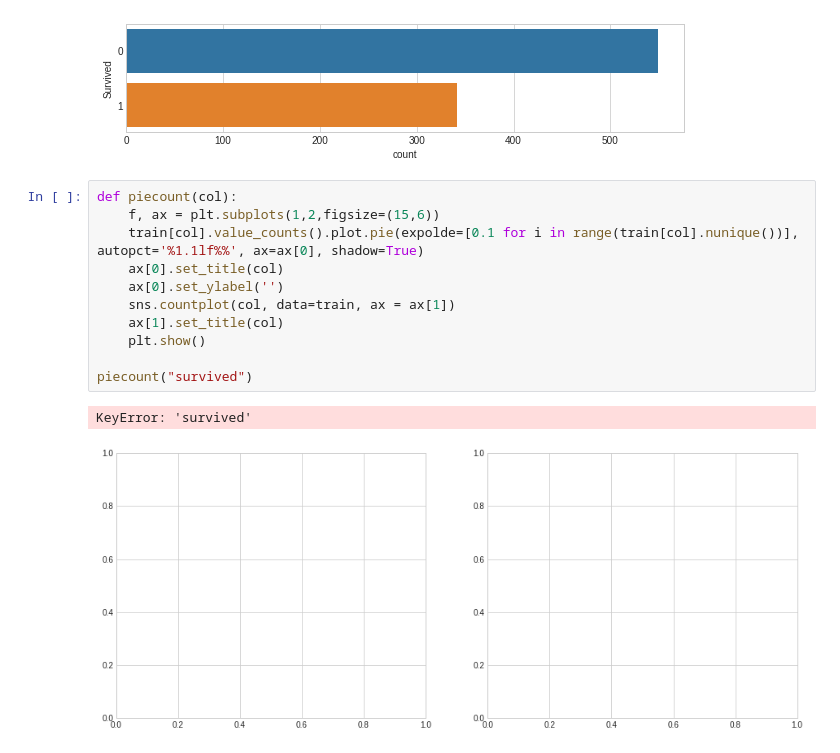
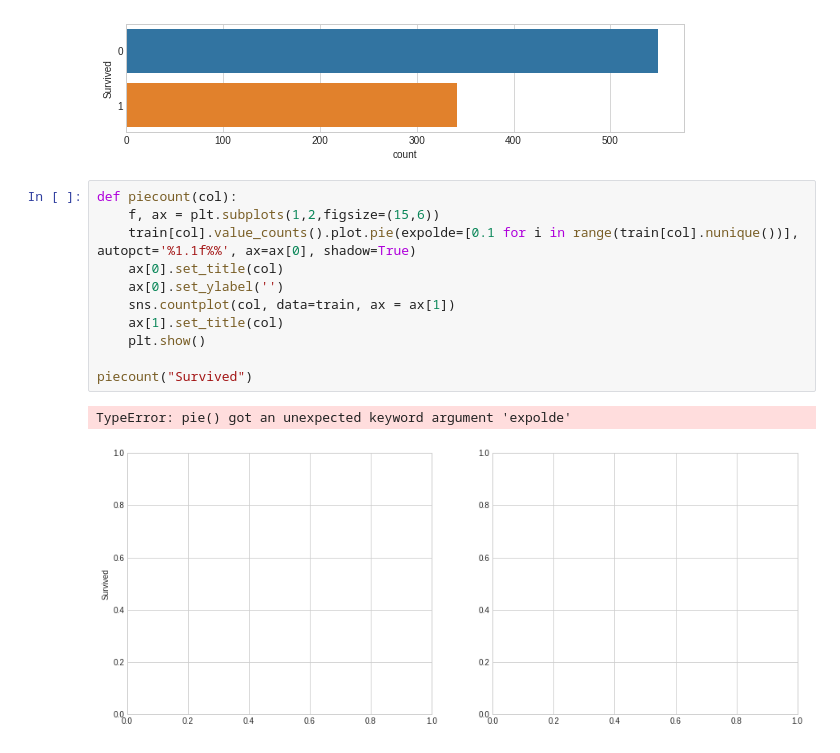
Before and after one commit to ajs7270/kaggle, a Jupyter notebook: titanic/Titanic.ipynb, the cells around one changed output. Saved outputs shown, nothing was run; the diff lists cells and outputs as text.

Commit message:
fix plot draw function

```diff
--- a/titanic/Titanic.ipynb
+++ b/titanic/Titanic.ipynb
@@ -310,14 +310,14 @@ Name: Survived, dtype: int64
 # %%
 def piecount(col):
     f, ax = plt.subplots(1,2,figsize=(15,6))
-    train[col].value_counts().plot.pie(expolde=[0.1 for i in range(train[col].nunique())], autopct='%1.1lf%%', ax=ax[0], shadow=True)
+    train[col].value_counts().plot.pie(expolde=[0.1 for i in range(train[col].nunique())], autopct='%1.1f%%', ax=ax[0], shadow=True)
     ax[0].set_title(col)
     ax[0].set_ylabel('')
     sns.countplot(col, data=train, ax = ax[1])
     ax[1].set_title(col)
     plt.show()
 
-piecount("survived")
+piecount("Survived")
 # %% [output]
-KeyError: 'survived'
+TypeError: pie() got an unexpected keyword argument 'expolde'
-[figure, old version]
+[figure, new version]
```
